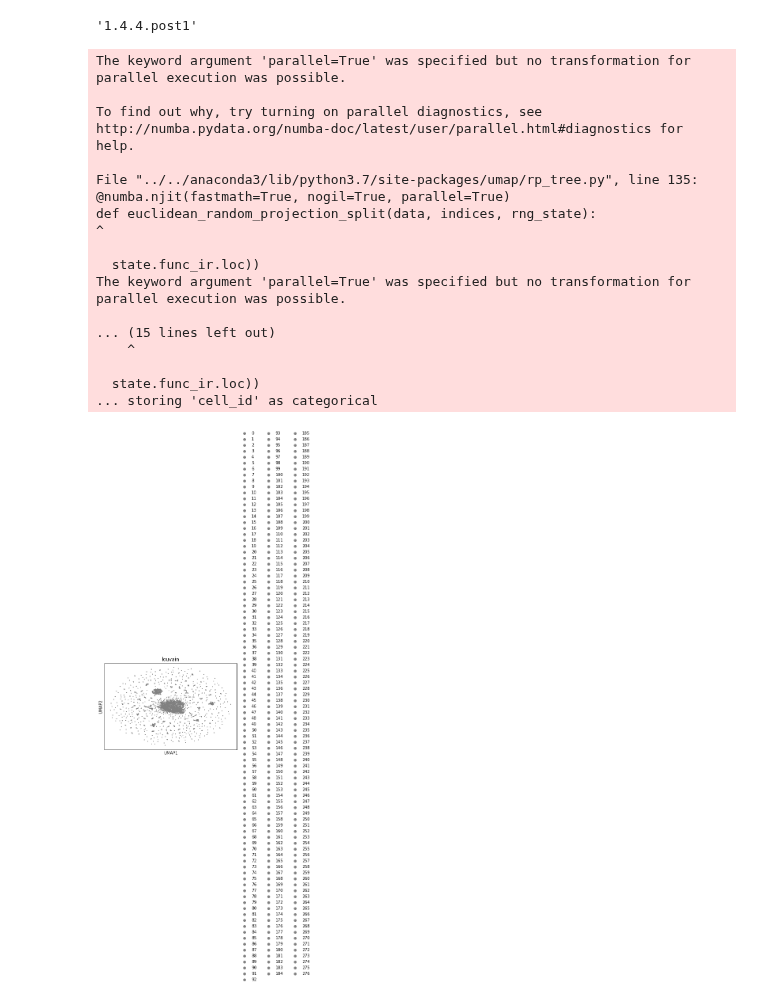
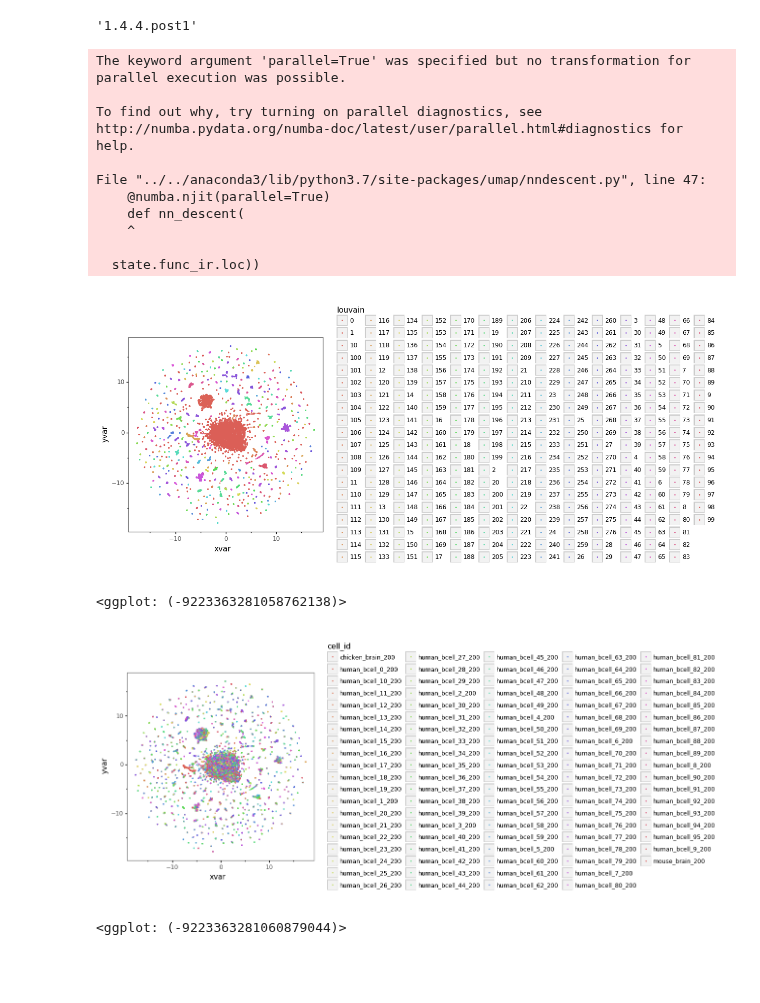
Before and after one commit to czbiohub/darmanis_group_DL_notebook, a Jupyter notebook: DL20191203_longread_cell_typing.ipynb, the cells around one changed output. Cells and saved outputs as stored; diff of their text form; code cells hidden in the pictures; blank space fills up the shorter version.

```diff
--- a/DL20191203_longread_cell_typing.ipynb
+++ b/DL20191203_longread_cell_typing.ipynb
@@ -250,55 +250,50 @@ adata.raw = sc.pp.log1p(adata, copy=True)
 # %%
 # embed and cluster
 n_pcs = 200
 n_neighbs = 10
 min_dist = 0.3
 louvain_res = 0.1
 
 all_forms_adata = sc.pp.log1p(adata, copy=True)
 sc.pp.scale(all_forms_adata)
 sc.tl.pca(all_forms_adata,svd_solver='arpack',use_highly_variable = False,n_comps=n_pcs,random_state=100)
 sc.pp.neighbors(all_forms_adata, n_pcs=n_pcs, n_neighbors = n_neighbs, random_state=100)
 sc.tl.umap(all_forms_adata, min_dist = min_dist, random_state=100, init_pos='random')
 sc.tl.louvain(all_forms_adata, resolution = louvain_res, random_state=100)
-sc.pl.umap(all_forms_adata, color=['louvain'])
 
-# umap_df = pd.DataFrame(all_forms_adata.obsm['X_umap'], columns = ['xvar','yvar'])
-# umap_df['cell_id'] = all_forms_adata.obs.cell_id.tolist()
-# umap_df['seq_id'] = all_forms_adata.obs.index.tolist()
-# umap_df['louvain'] = all_forms_adata.obs.louvain.tolist()
+umap_df = pd.DataFrame(all_forms_adata.obsm['X_umap'], columns = ['xvar','yvar'])
+umap_df['cell_id'] = all_forms_adata.obs.cell_id.tolist()
+umap_df['seq_id'] = all_forms_adata.obs.index.tolist()
+umap_df['louvain'] = all_forms_adata.obs.louvain.tolist()
 
-# plotnine.options.figure_size = (5,5)
-# for val in ['louvain','cell_id']:
-#     plot = (ggplot(umap_df)
-#             + theme_bw()
-#             + theme(aspect_ratio = 1,
-#                     panel_grid_major = element_blank(),
-#                     panel_grid_minor = element_blank()
-#                    )
-#             + geom_point(aes('xvar','yvar',color=val),
-#                          size=0.05)
+plotnine.options.figure_size = (5,5)
+for val in ['louvain','cell_id']:
+    plot = (ggplot(umap_df)
+            + theme_bw()
+            + theme(aspect_ratio = 1,
+                    panel_grid_major = element_blank(),
+                    panel_grid_minor = element_blank()
+                   )
+            + geom_point(aes('xvar','yvar',color=val),
+                         size=0.05)
 
-#            )
-#     print(plot)
+           )
+    print(plot)
 # %% [output]
 The keyword argument 'parallel=True' was specified but no transformation for parallel execution was possible.
 
 To find out why, try turning on parallel diagnostics, see http://numba.pydata.org/numba-doc/latest/user/parallel.html#diagnostics for help.
 
-File "../../anaconda3/lib/python3.7/site-packages/umap/rp_tree.py", line 135:
-@numba.njit(fastmath=True, nogil=True, parallel=True)
-def euclidean_random_projection_split(data, indices, rng_state):
-^
-
-  state.func_ir.loc))
-The keyword argument 'parallel=True' was specified but no transformation for parallel execution was possible.
-
-... (15 lines left out)
+File "../../anaconda3/lib/python3.7/site-packages/umap/nndescent.py", line 47:
+    @numba.njit(parallel=True)
+    def nn_descent(
     ^
 
   state.func_ir.loc))
-... storing 'cell_id' as categorical
-[figure, old version]
+[figure, new version]
+<ggplot: (-9223363281058762138)>
+[figure, added]
+<ggplot: (-9223363281060879044)>
 # %%
 sample_n = 10
 input_dir = '/home/ubuntu/data/longread/test_dir/multi_species/'
```
Also changed, not shown: parts of 8 cells of this notebook, 1 other file.
